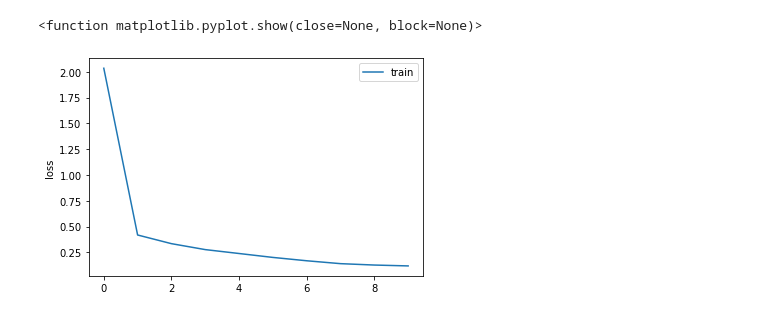
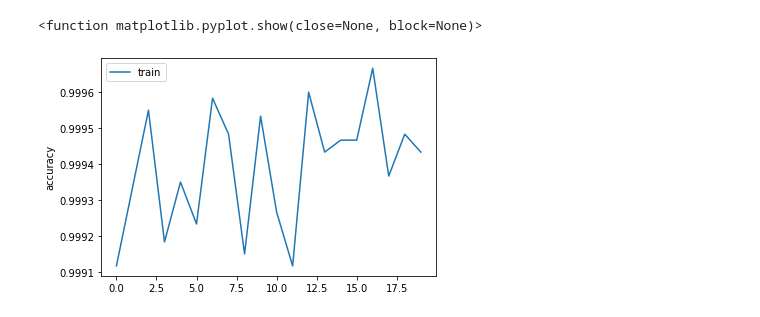
Before and after one commit to shadmehr-salehi/Machine-Learning, a Jupyter notebook: NumberPredction/NumberPrediction.ipynb, the cells around one changed output. Cells and saved outputs as stored; diff of their text form; code cells hidden in the pictures.

```diff
--- a/NumberPredction/NumberPrediction.ipynb
+++ b/NumberPredction/NumberPrediction.ipynb
@@ -19,0 +28,4 @@ plt.imshow(x_train[0] , cmap="Greys")
+# %%
+x_train = x_train.reshape(-1 , 28 , 28 , 1)
+x_test = x_test.reshape(-1 , 28 , 28 ,1)
+x_train.shape
@@ -21,16 +35,18 @@ plt.imshow(x_train[0] , cmap="Greys")
 tf.random.set_seed(1234) # for consistent results
 model = tf.keras.models.Sequential([
     tf.keras.Input(x_train.shape[1:]),
-    Flatten(),
-    Dense(64 , activation="relu"),
-    Dense(64 , activation="relu"),
-    Dense(10 , activation="linear"),
+    tf.keras.layers.Conv2D(16 , (3,3) , activation='relu'),
+    tf.keras.layers.Conv2D(16 ,  (3,3) , activation='relu'),
+    tf.keras.layers.Flatten(),
+    tf.keras.layers.Dense(32 , activation="relu"),
+    tf.keras.layers.Dense(10 , activation="softmax"),
 
 ])
 # %%
 model.compile(
     loss=tf.keras.losses.SparseCategoricalCrossentropy(from_logits=True),
     optimizer=tf.keras.optimizers.Adam(learning_rate=0.001),
+    metrics=['accuracy'] ,
 )
 # %%
 model.summary()
@@ -57,6 +73,7 @@ _________________________________________________________________
 # %%
 history = model.fit(
     x_train,y_train,
-    epochs=10
+    epochs=20 ,
+    validation_data = (x_test, y_test)
 )
 # %% [output]
@@ -83,11 +98,11 @@ Epoch 10/10
 # %%
-plt.plot(history.history['loss'],label='train')
-plt.ylabel('loss')
+plt.plot(history.history['accuracy'],label='train')
+plt.ylabel('accuracy')
 plt.legend()
 plt.show
 # %% [output]
 <function matplotlib.pyplot.show(close=None, block=None)>
-[figure, old version]
+[figure, new version]
 # %%
 probs = model.predict(x_test[:150])
 preds = np.argmax(probs , axis=1)
```
Also changed, not shown: parts of 15 cells of this notebook.
